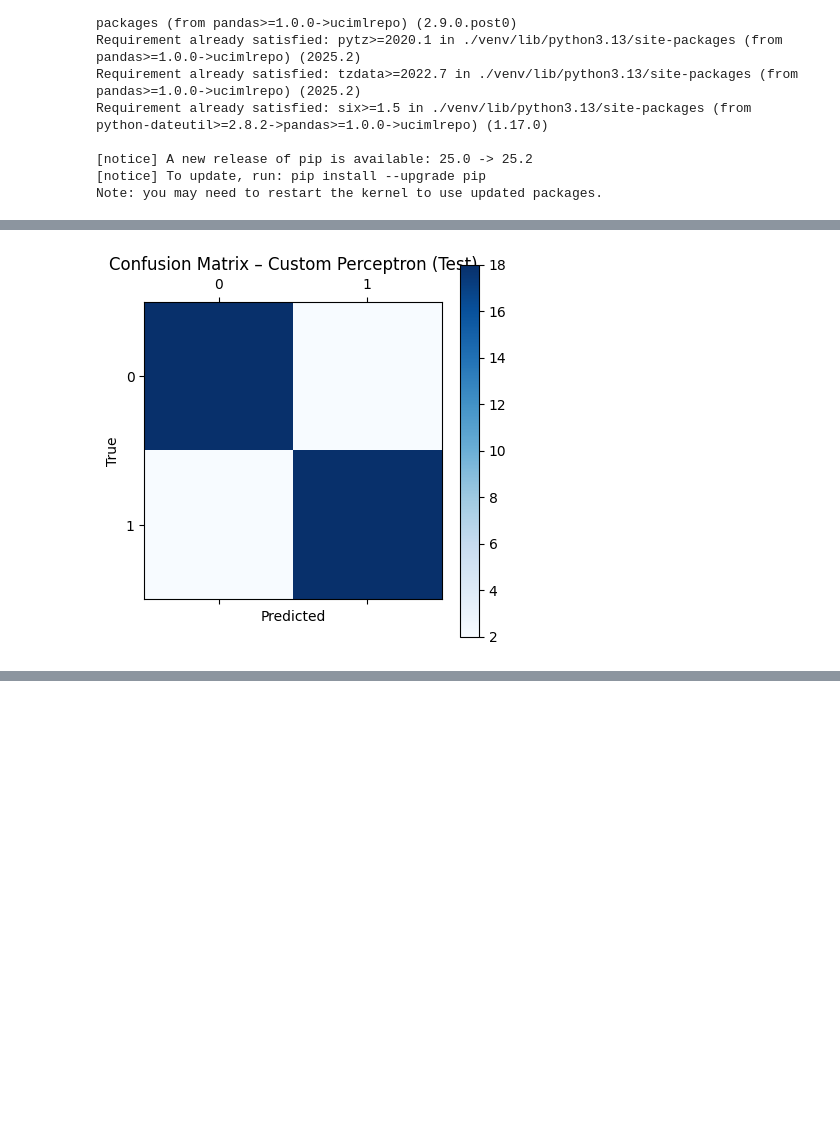
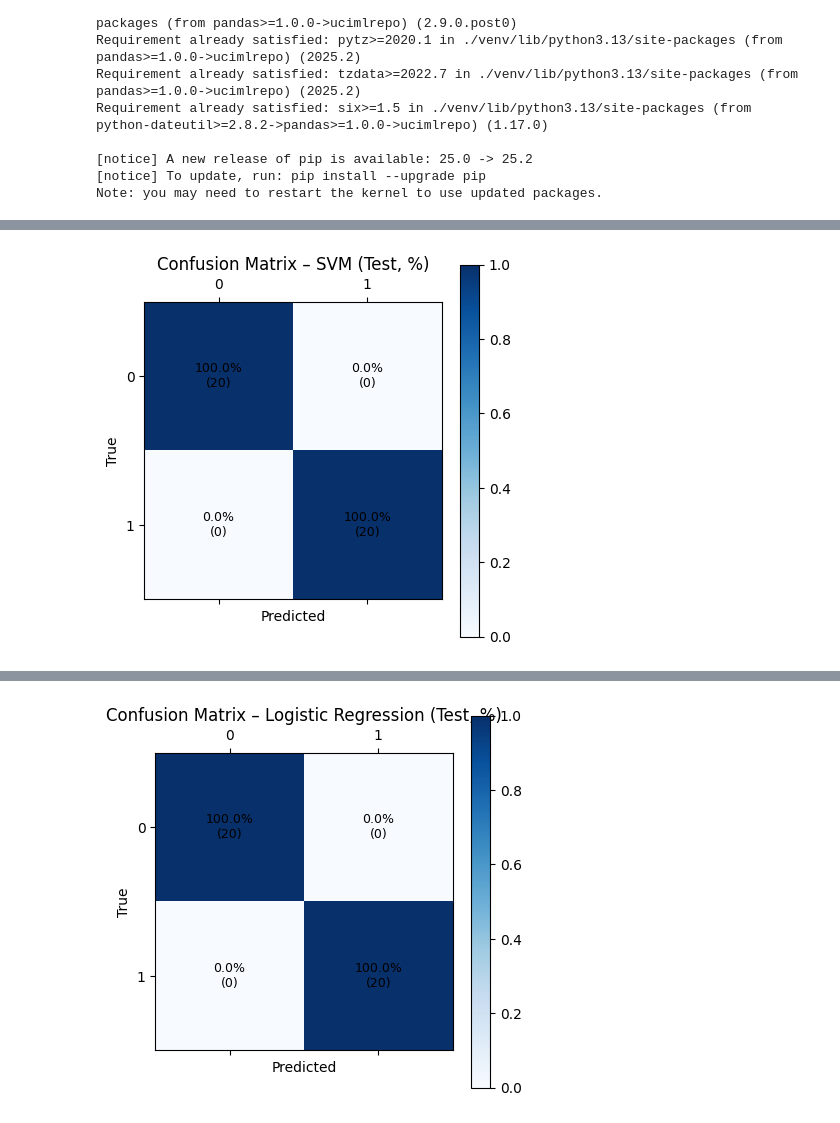
Before and after one commit to AnvithV/binary_classifier, a Jupyter notebook: main.ipynb, the cells around one changed output, grey strips where cells are left out. Drawn from its saved outputs; the diff is of its cells as text; code cells hidden in the pictures; blank space fills up the shorter version.

```diff
--- a/main.ipynb
+++ b/main.ipynb
@@ -150,6 +150,6 @@ Confusion Matrix:
 # %%
-#MY PERCEPTRON IMPLEMENTATION ON SPAMBASE DATASET
 
+#1.3 Custom Perceptron on Spambase Dataset
 
 class CustomPerceptron:
     def __init__(self, learning_rate=0.01, n_iters=1000):
@@ -210,11 +210,19 @@ print(f"Test Accuracy: {test_acc:.4f}")
 print("Confusion Matrix:\n", cm)
 
 # 7) Visualize confusion matrix
-plt.matshow(cm, cmap=plt.cm.Blues)
-plt.title('Confusion Matrix – Custom Perceptron (Test)')
+cm_perc = confusion_matrix(y_test, y_test_pred)
+with np.errstate(divide='ignore', invalid='ignore'):
+    cm_perc_pct = cm_perc / cm_perc.sum(axis=1, keepdims=True)
+    cm_perc_pct = np.nan_to_num(cm_perc_pct)
+
+plt.matshow(cm_perc_pct, vmin=0, vmax=1, cmap=plt.cm.Blues)
+plt.title('Confusion Matrix – Custom Perceptron (Test, %)')
 plt.colorbar()
-plt.xlabel('Predicted')
-plt.ylabel('True')
+plt.xlabel('Predicted'); plt.ylabel('True')
+for i in range(cm_perc.shape[0]):
+    for j in range(cm_perc.shape[1]):
+        plt.text(j, i, f"{cm_perc_pct[i,j]*100:.1f}%\n({cm_perc[i,j]})",
+                 ha='center', va='center', fontsize=9)
 plt.show()
 # %% [output]
 Dev Accuracy: 0.9196
@@ -226,5 +234,5 @@ Confusion Matrix:
 # %%
-#PERCEPTRON/SVM/LOGISTIC REGRESSION IMPLEMENTATION ON DUTCH/ENGLISH DATASET
+#2.1:PERCEPTRON/SVM/LOGISTIC REGRESSION IMPLEMENTATION ON DUTCH/ENGLISH DATASET
 #import txt files and load line by line, use this for rest of code, run model training and evaluation similar to above
 #first train on basic dutch.txt and english.txt files, then devlpo using dev sets and then test on test sets finally
 #objective is to classify dutch vs english text files based on content
@@ -300,11 +308,28 @@ print("SVM DEV accuracy:", accuracy_score(y_dev, y_dev_pred))
 
 
 
+
 #now testing linerar svc on test set
 y_test_pred = svm.predict(X_test_vec)
 print("SVM TEST accuracy:", accuracy_score(y_test, y_test_pred))
 print(confusion_matrix(y_test, y_test_pred))
 
+#graph visualization
+cm_svm = confusion_matrix(y_test, y_test_pred)
+
+with np.errstate(divide='ignore', invalid='ignore'):
+    cm_svm_pct = cm_svm / cm_svm.sum(axis=1, keepdims=True)
+    cm_svm_pct = np.nan_to_num(cm_svm_pct)
+
+plt.matshow(cm_svm_pct, vmin=0, vmax=1, cmap=plt.cm.Blues)
+plt.title('Confusion Matrix – SVM (Test, %)')
+plt.colorbar()
+plt.xlabel('Predicted'); plt.ylabel('True')
+for i in range(cm_svm.shape[0]):
+    for j in range(cm_svm.shape[1]):
+        plt.text(j, i, f"{cm_svm_pct[i,j]*100:.1f}%\n({cm_svm[i,j]})",
+                 ha='center', va='center', fontsize=9)
+plt.show()
 logistic_model = LogisticRegression(max_iter=1000)
 logistic_model.fit(X_train_vec, y_train)
 logistic_y_train_pred = logistic_model.predict(X_train_vec)
@@ -317,6 +342,23 @@ logistic_y_test_pred = logistic_model.predict(X_test_vec)
 print("Logistic Regression TEST accuracy:", accuracy_score(y_test, logistic_y_test_pred))
 print("Logistic Regression Confusion Matrix:\n", confusion_matrix(y_test, logistic_y_test_pred))
 
+#graph visualization
+cm = cm_logistic
+cm_pct = cm / cm.sum(axis=1, keepdims=True)
+
+plt.matshow(cm_pct, vmin=0, vmax=1, cmap=plt.cm.Blues)
+plt.title('Confusion Matrix – Logistic Regression (Test, %)')
+plt.colorbar()
+plt.xlabel('Predicted')
+plt.ylabel('True')
+
+# annotate with % and raw counts
+for i in range(cm.shape[0]):
+    for j in range(cm.shape[1]):
+        plt.text(j, i, f"{cm_pct[i,j]*100:.1f}%\n({cm[i,j]})",
+                 ha='center', va='center', fontsize=9)
+plt.show()
+
 
 
 
@@ -325,12 +367,12 @@ print("Logistic Regression Confusion Matrix:\n", confusion_matrix(y_test, logist
 #now testing perceptron on dutch/english dataset
 #convert everything or make sure its good for perceptron compatibility
 
-train_dense = X_train_vec.astype(np.float32).toarray()
+train_dense = X_train_vec.astype(np.float32).toarray() #converting sparse matrix to dense for perceptron compatibility
 dev_dense   = X_dev_vec.astype(np.float32).toarray()
 test_dense  = X_test_vec.astype(np.float32).toarray()
 
 
-train_labels = np.asarray(y_train, dtype=int).ravel()
+train_labels = np.asarray(y_train, dtype=int).ravel()#converting to numpy array and flattening for perceptron compatibility
 dev_labels   = np.asarray(y_dev,   dtype=int).ravel()
 test_labels  = np.asarray(y_test,  dtype=int).ravel()
 
@@ -351,11 +393,19 @@ print("Perceptron Confusion Matrix:\n", confusion_matrix(test_labels, pred_test)
 
 #graph visualization
 cm_perc = confusion_matrix(test_labels, pred_test)
-plt.matshow(cm_perc, cmap=plt.cm.Blues)
-plt.title('Confusion Matrix – Custom Perceptron (Test)')
+cm = cm_perc  # your confusion matrix of counts
+cm_pct = cm / cm.sum(axis=1, keepdims=True)  # row-normalize to [0,1]
+
+plt.matshow(cm_pct, vmin=0, vmax=1, cmap=plt.cm.Blues)
+plt.title('Confusion Matrix – Custom Perceptron (Test, %)')
 plt.colorbar()
-plt.xlabel('Predicted')
-plt.ylabel('True')
+plt.xlabel('Predicted'); plt.ylabel('True')
+
+# annotate with % and raw counts
+for i in range(cm.shape[0]):
+    for j in range(cm.shape[1]):
+        plt.text(j, i, f"{cm_pct[i,j]*100:.1f}%\n({cm[i,j]})",
+                 ha='center', va='center', fontsize=9)
 plt.show()
 # %% [output]
 SVM Train accuracy: 1.0
@@ -378 +416 @@ Perceptron Confusion Matrix:
-[figure, old version]
+[figure, new version]
@@ -378,0 +423 @@ Perceptron Confusion Matrix:
+[figure, added]
```
Also changed, not shown: parts of 5 cells of this notebook, 1 other file.
